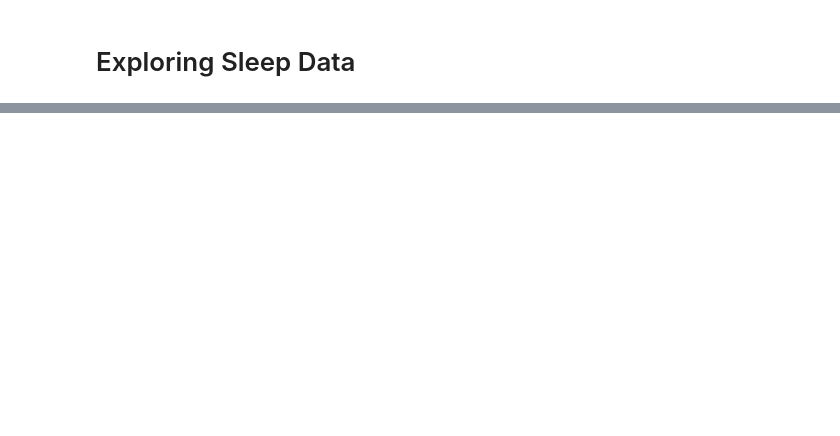
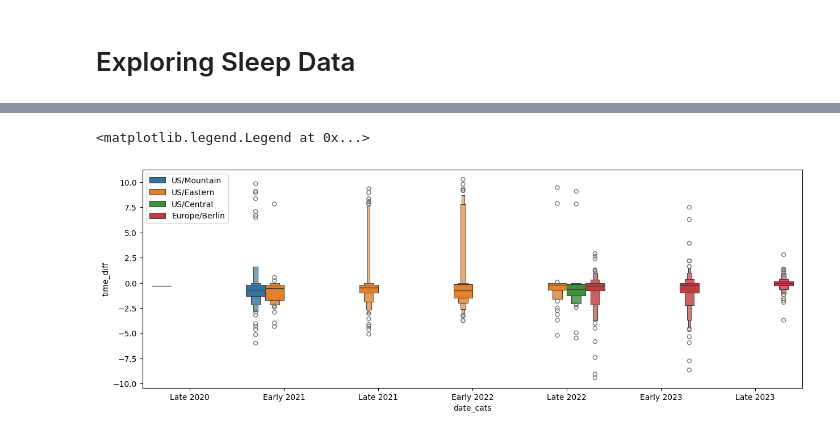
Before and after one commit to emilycardwell/sleep-study, a Jupyter notebook: sleep.ipynb, the cells around one changed output, grey strips where cells are left out. Saved outputs shown, nothing was run; the diff lists cells and outputs as text; code cells hidden in the pictures; blank space fills up the shorter version.

```diff
--- a/sleep.ipynb
+++ b/sleep.ipynb
@@ -205,0 +185,7 @@ bedtime mean:  7:14
+# %%
+axo = sns.boxenplot(x='date_cats', y='time_diff', hue='tz', data=mult_sesh_df)
+axo.figure.set_size_inches(15, 5)
+axo.legend(loc='upper left')
+# %% [output]
+<matplotlib.legend.Legend at 0x...>
+[figure, added]
```
Also changed, not shown: parts of 43 cells of this notebook, 1 other file.
